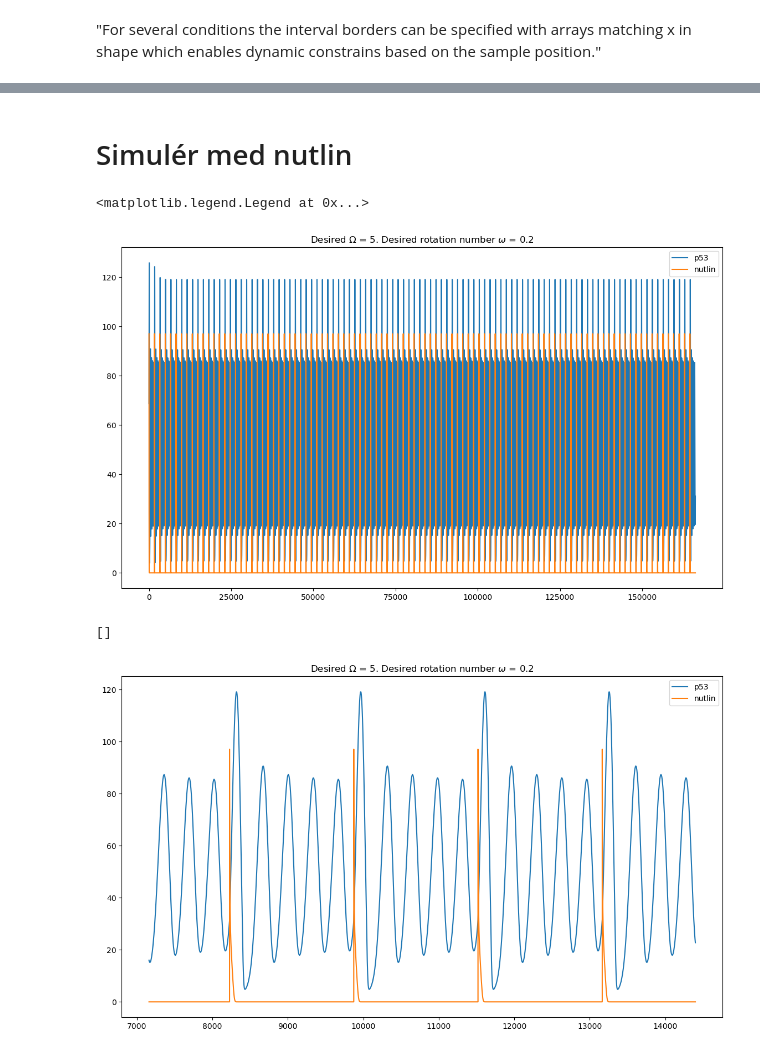
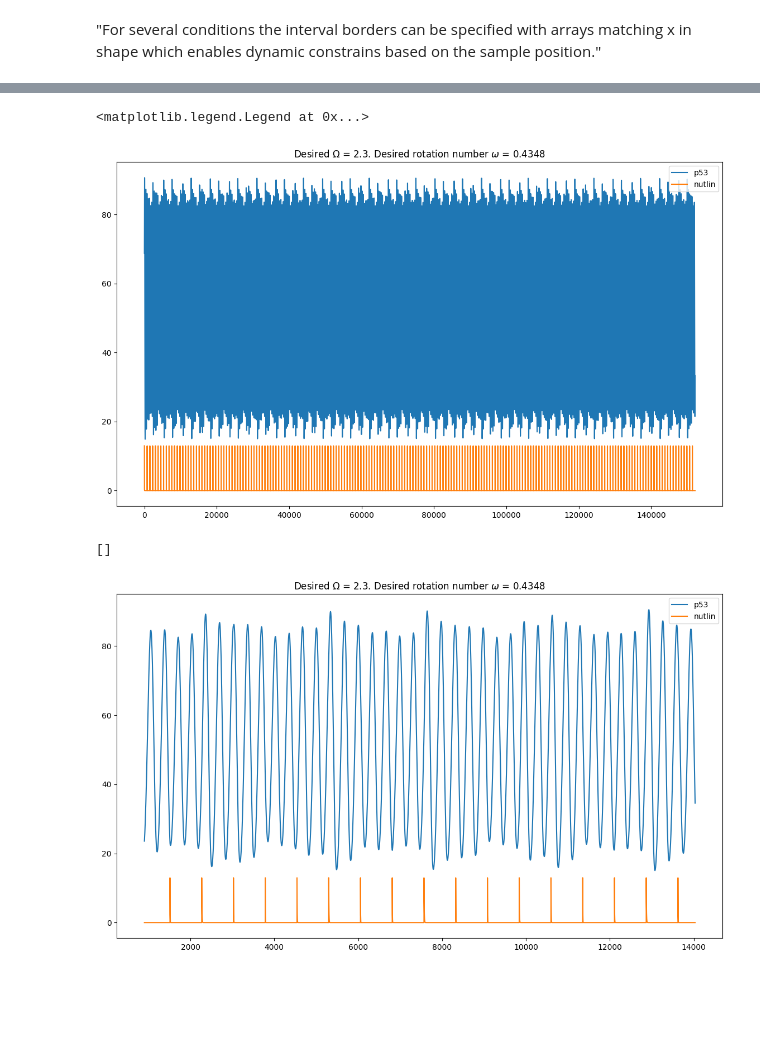
Before and after one commit to ErikBachRyhl/p53, a Jupyter notebook: Nutlin-tilføjelse.ipynb, the cells around one changed output, grey strips where cells are left out. Saved outputs shown, nothing was run; the diff lists cells and outputs as text; code cells hidden in the pictures; blank space fills up the shorter version.

```diff
--- a/Nutlin-tilføjelse.ipynb
+++ b/Nutlin-tilføjelse.ipynb
@@ -176,5 +178,3 @@ def sim_onoff_nutlin(oscillationer, T_int, OOmega, p0, m0, Mf0, Mb0, A_ext):
         history["n"].extend(n)
 
     return history, omega, T_ext
-# %% [markdown]
-# Simulér med nutlin
@@ -184,5 +181,9 @@ Nutlin_A = A_int*3
+# %%
+current_omega = 2.3
+coupling_strength = 0.4
+Nutlin_A = A_int*coupling_strength
 # %%
-nutlin_sim1, omega, T_ext_sim1 = sim_onoff_nutlin(100, T_int, current_omega, p_transient[-1], m_transient[-1], Mf_transient[-1], Mb_transient[-1], Nutlin_A)
+nutlin_sim1, omega, T_ext_sim1 = sim_onoff_nutlin(200, T_int, current_omega, p_transient[-1], m_transient[-1], Mf_transient[-1], Mb_transient[-1], Nutlin_A)
 # %%
 t_1, p_1, m_1, Mb_1, Mf_1, n_1 = np.array(nutlin_sim1["t"]), np.array(nutlin_sim1["p"]), np.array(nutlin_sim1["m"]), np.array(nutlin_sim1["Mb"]), np.array(nutlin_sim1["Mf"]), np.array(nutlin_sim1["n"])
 # %%
@@ -201,25 +202,25 @@ plt.legend()
 # plt.title(f"Oscillationer af p53 koncentration med perioden T = {period:.4} [min]")
 # %% [output]
 <matplotlib.legend.Legend at 0x...>
-[figure, old version]
+[figure, new version]
 # %%
 plt.figure(figsize=(14, 8))
 
-plt.plot(t_1[1500:3000], p_1[1500:3000], label="p53")
-plt.plot(t_1[1500:3000], n_1[1500:3000], label="nutlin")
+plt.plot(t_1[200:3000], p_1[200:3000], label="p53")
+plt.plot(t_1[200:3000], n_1[200:3000], label="nutlin")
 
 # for i in range(len(peaks_nutlin)):
 #     plt.scatter(t_1[peaks_nutlin[i]], n_1[peaks_nutlin[i]], c="red", marker='*')
 
 # for i in range(len(troughs_p53)):
 #     plt.scatter(t_1[troughs_p53[i]], p_1[troughs_p53[i]], c="black", marker='*')
 
 plt.title(rf"Desired $\Omega$ = {current_omega}. Desired rotation number $\omega$ = {omega:.4}")
 
 plt.legend()
 plt.plot()
 # %% [output]
 []
-[figure, old version]
+[figure, new version]
 # %%
 _, _, _, all_p53_peaks_after_adding_nutlin, _ = compute_external_oscillator(np.array(t_1), np.array(p_1))
```
Also changed, not shown: parts of 46 cells of this notebook, 1 other file.
